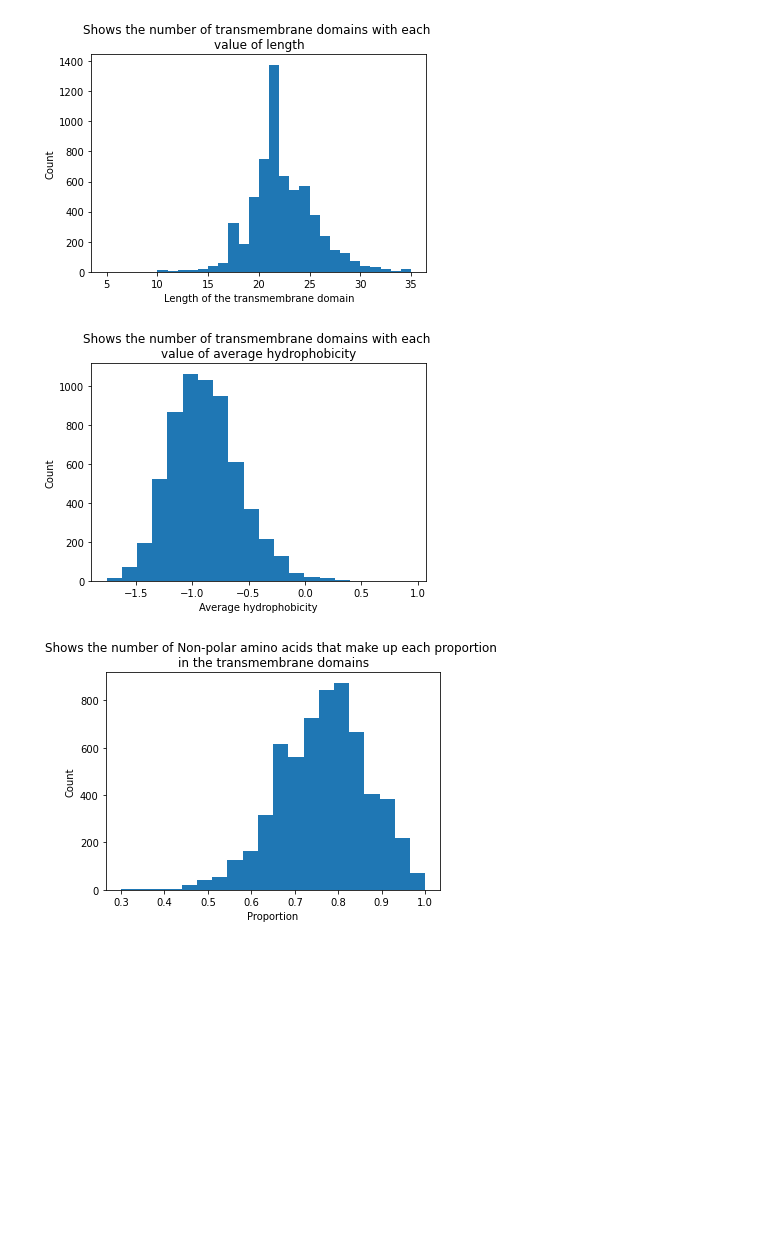
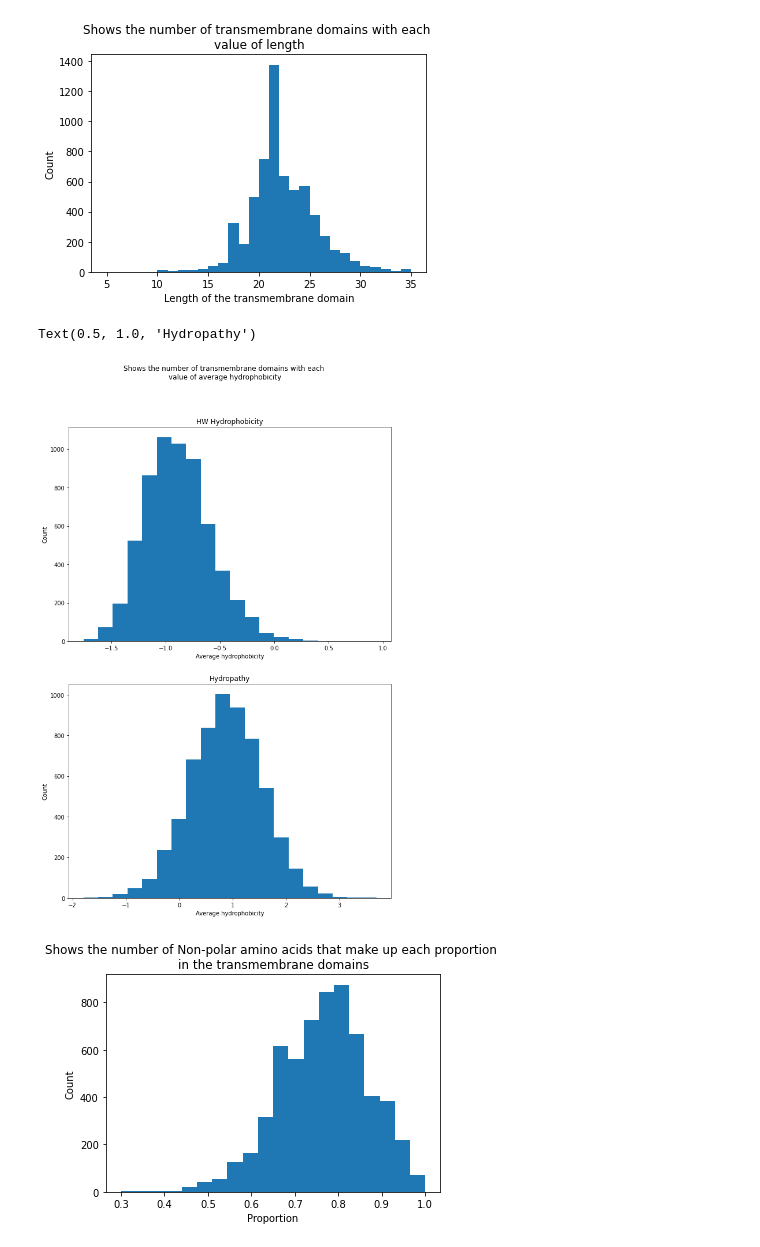
Before and after one commit to PasinduT/CS325, a Jupyter notebook: Testing2.ipynb, the cells around one changed output. Cells and saved outputs as stored; diff of their text form; code cells hidden in the pictures; blank space fills up the shorter version.

Commit message:
Added second chart and checked for repeating sequences

```diff
--- a/Testing2.ipynb
+++ b/Testing2.ipynb
@@ -532,17 +542,27 @@ plt.show()
 # %%
 def calculate_avg_hydrobicity(tm, hydro = hw_hydrophobicity):
     s = 0
     for aa in tm:
         s += hydro.get(single_letter_to_three_letter.get(aa, aa), 0)
     return s / len(tm)
 
-plt.hist([calculate_avg_hydrobicity(t) for t in transmembranes], 20)
-plt.title('Shows the number of transmembrane domains with each \nvalue of average hydrophobicity')
-plt.ylabel('Count')
-plt.xlabel('Average hydrophobicity')
-plt.show()
+fig, (ax1, ax2) = plt.subplots(2, sharex = False)
+fig.set_size_inches(10, 15)
+fig.suptitle('Shows the number of transmembrane domains with each \nvalue of average hydrophobicity')
+
+ax1.hist([calculate_avg_hydrobicity(t) for t in transmembranes], 20)
+ax2.hist([calculate_avg_hydrobicity(t, hydropathy) for t in transmembranes], 20)
+
+ax1.set_ylabel('Count')
+ax1.set_xlabel('Average hydrophobicity')
+ax1.set_title('HW Hydrophobicity')
+
+ax2.set_ylabel('Count')
+ax2.set_xlabel('Average hydrophobicity')
+ax2.set_title('Hydropathy')
 # %% [output]
+Text(0.5, 1.0, 'Hydropathy')
-[figure, old version]
+[figure, new version]
 # %%
 def calculate_percentage_of_non_polar(tm):
     s = 0
```
Also changed, not shown: parts of 16 cells of this notebook.
